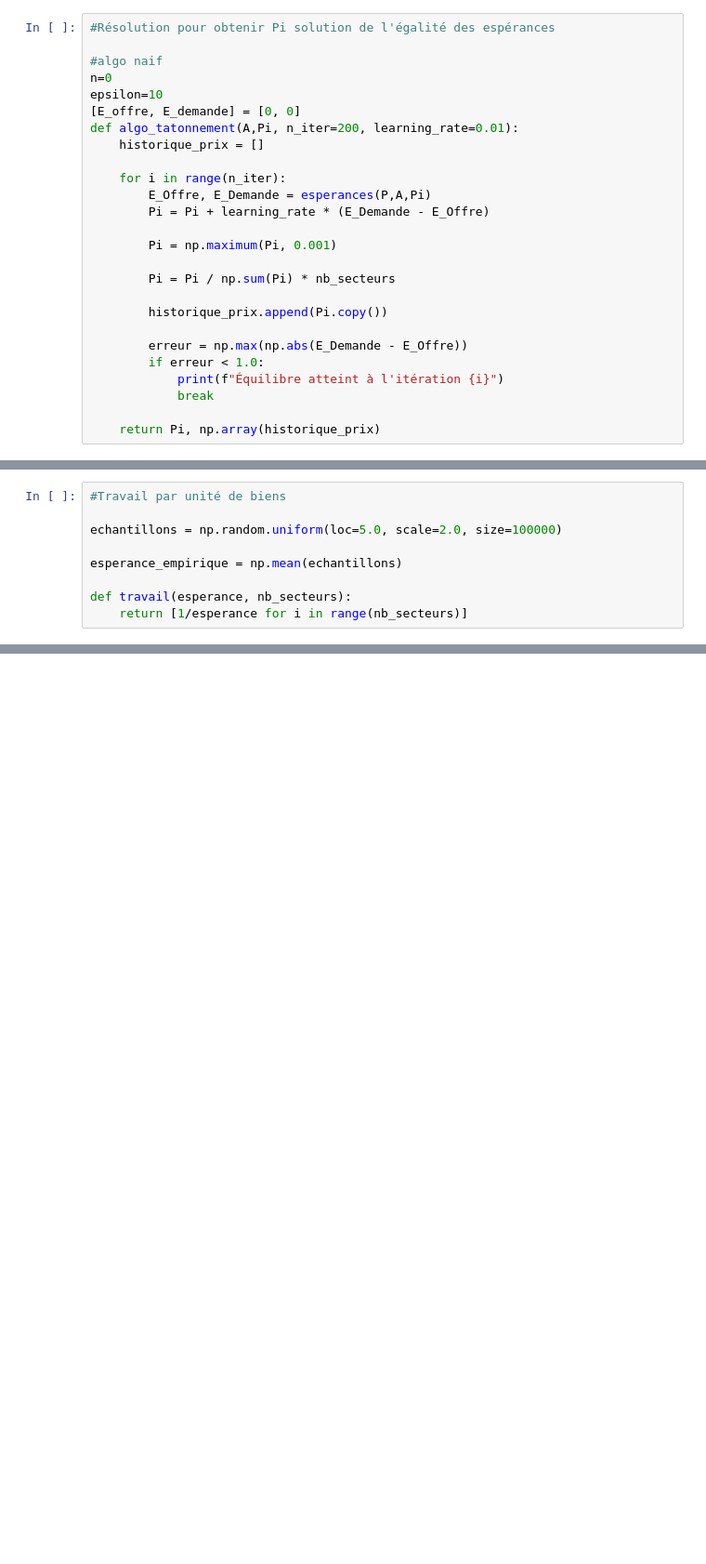
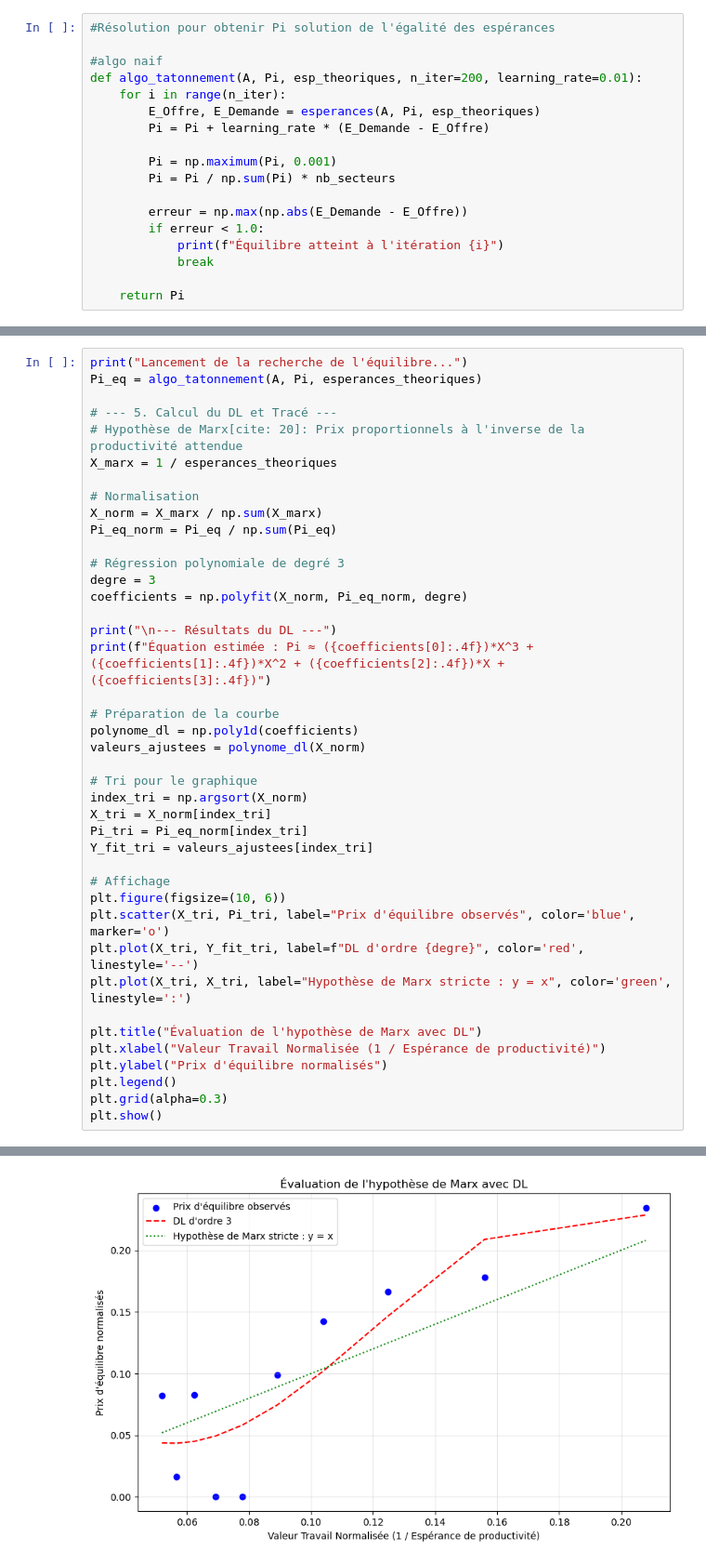
Before and after one commit to Undeavor/equilibrium, a Jupyter notebook: base.ipynb, the cells around one changed output, grey strips where cells are left out. Shown at 93% size. Drawn from its saved outputs; the diff is of its cells as text; blank space fills up the shorter version.

```diff
--- a/base.ipynb
+++ b/base.ipynb
@@ -57,25 +61,17 @@ def esperances(P,A,Pi,n=100000):
 #Résolution pour obtenir Pi solution de l'égalité des espérances
 
 #algo naif
-n=0
-epsilon=10
-[E_offre, E_demande] = [0, 0]
-def algo_tatonnement(A,Pi, n_iter=200, learning_rate=0.01):
-    historique_prix = []
-
+def algo_tatonnement(A, Pi, esp_theoriques, n_iter=200, learning_rate=0.01):
     for i in range(n_iter):
-        E_Offre, E_Demande = esperances(P,A,Pi)
+        E_Offre, E_Demande = esperances(A, Pi, esp_theoriques)
         Pi = Pi + learning_rate * (E_Demande - E_Offre)
 
         Pi = np.maximum(Pi, 0.001)
-
         Pi = Pi / np.sum(Pi) * nb_secteurs
-
-        historique_prix.append(Pi.copy())
 
         erreur = np.max(np.abs(E_Demande - E_Offre))
         if erreur < 1.0:
             print(f"Équilibre atteint à l'itération {i}")
             break
 
-    return Pi, np.array(historique_prix)
+    return Pi
@@ -88,9 +78,42 @@ prix j inversement proportionnel à l'esperance productivité j ( en O(1), faut
 # %%
-#Travail par unité de biens
+print("Lancement de la recherche de l'équilibre...")
+Pi_eq = algo_tatonnement(A, Pi, esperances_theoriques)
 
-echantillons = np.random.uniform(loc=5.0, scale=2.0, size=100000)
+# --- 5. Calcul du DL et Tracé ---
+# Hypothèse de Marx[cite: 20]: Prix proportionnels à l'inverse de la productivité attendue
+X_marx = 1 / esperances_theoriques
 
-esperance_empirique = np.mean(echantillons)
+# Normalisation
+X_norm = X_marx / np.sum(X_marx)
+Pi_eq_norm = Pi_eq / np.sum(Pi_eq)
 
-def travail(esperance, nb_secteurs):
-    return [1/esperance for i in range(nb_secteurs)]
+# Régression polynomiale de degré 3
+degre = 3
+coefficients = np.polyfit(X_norm, Pi_eq_norm, degre)
+
+print("\n--- Résultats du DL ---")
+print(f"Équation estimée : Pi ≈ ({coefficients[0]:.4f})*X^3 + ({coefficients[1]:.4f})*X^2 + ({coefficients[2]:.4f})*X + ({coefficients[3]:.4f})")
+
+# Préparation de la courbe
+polynome_dl = np.poly1d(coefficients)
+valeurs_ajustees = polynome_dl(X_norm)
+
+# Tri pour le graphique
+index_tri = np.argsort(X_norm)
+X_tri = X_norm[index_tri]
+Pi_tri = Pi_eq_norm[index_tri]
+Y_fit_tri = valeurs_ajustees[index_tri]
+
+# Affichage
+plt.figure(figsize=(10, 6))
+plt.scatter(X_tri, Pi_tri, label="Prix d'équilibre observés", color='blue', marker='o')
+plt.plot(X_tri, Y_fit_tri, label=f"DL d'ordre {degre}", color='red', linestyle='--')
+plt.plot(X_tri, X_tri, label="Hypothèse de Marx stricte : y = x", color='green', linestyle=':')
+
+plt.title("Évaluation de l'hypothèse de Marx avec DL")
+plt.xlabel("Valeur Travail Normalisée (1 / Espérance de productivité)")
+plt.ylabel("Prix d'équilibre normalisés")
+plt.legend()
+plt.grid(alpha=0.3)
+plt.show()
+# %% [output]
@@ -96,0 +124 @@ def travail(esperance, nb_secteurs):
+[figure, added]
```
Also changed, not shown: parts of 9 cells of this notebook.
